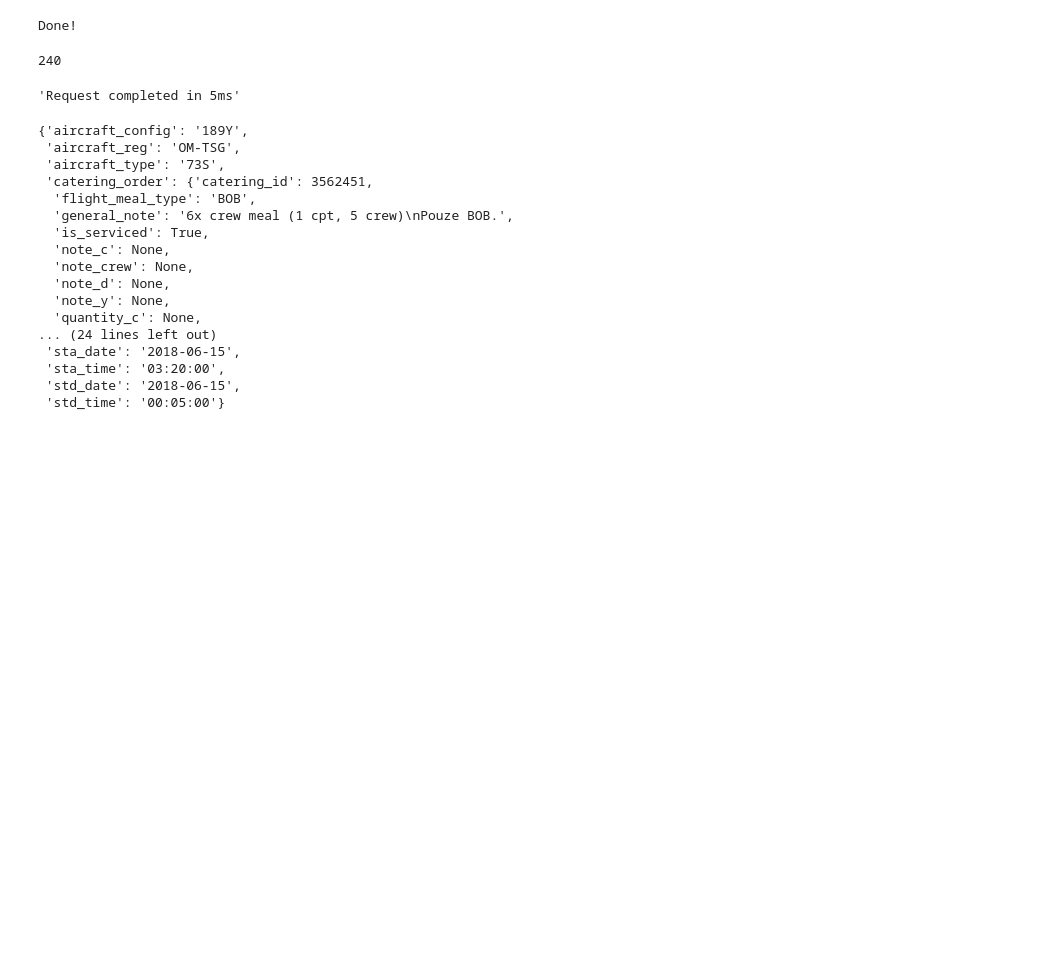
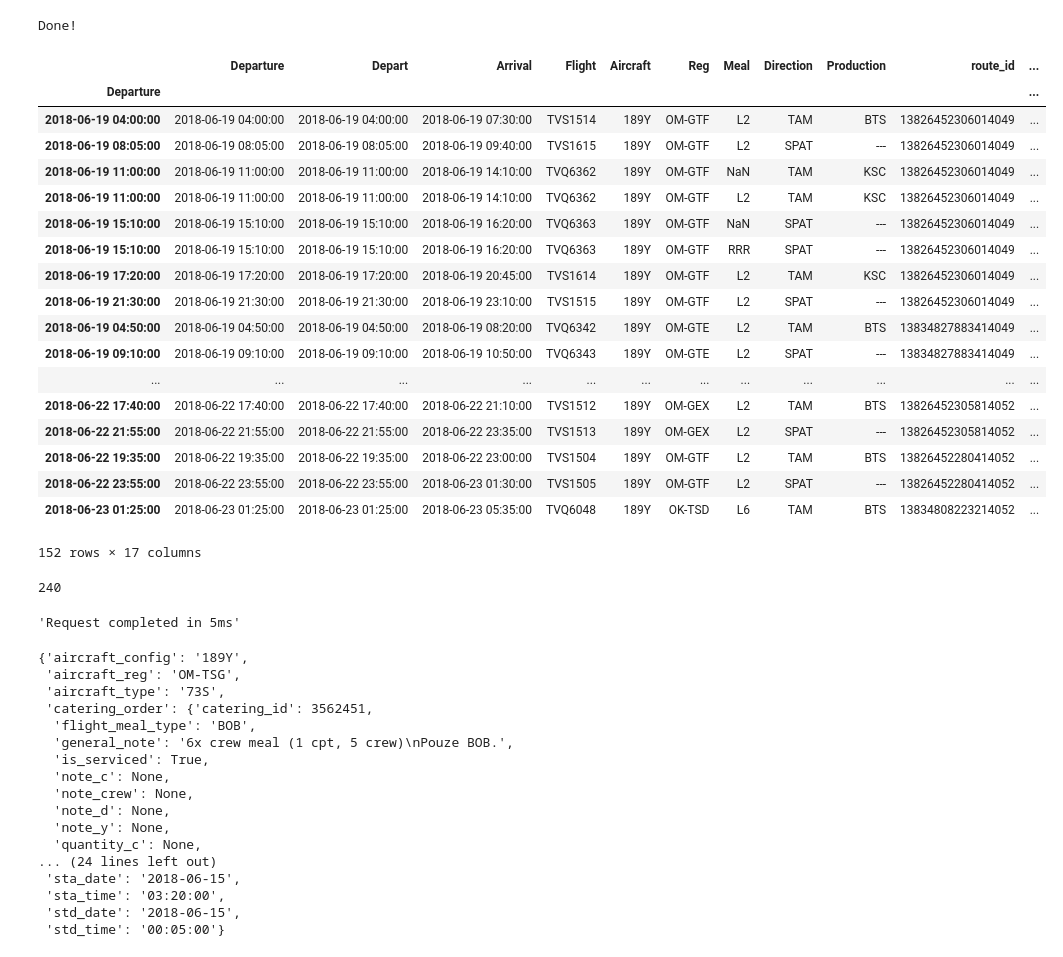
Before and after one commit to xjantoth/flights, a Jupyter notebook: worker.ipynb, the cells around one changed output. Drawn from its saved outputs; the diff is of its cells as text; code cells hidden in the pictures; blank space fills up the shorter version.

```diff
--- a/worker.ipynb
+++ b/worker.ipynb
@@ -93,6 +93,8 @@ def render_tables(_data):
     _compare["Meal"] = _df["catering_order.flight_meal_type"]
     _compare['Direction'] = _df['departure_iata'].map(determine_direction)
     _compare['Production'] = _df['departure_iata'].map(determine_production)
+    _compare['route_id'] = _df['route_id']
+    _compare['route_set_id'] = _df['route_set_id']
     _compare['From'] = _df['departure_iata']
     _compare['To'] = _df['destination_iata']
     _compare['Quantity'] = _df['catering_order.quantity_y']
@@ -374,3 +374,25 @@ from sys import getsizeof
+# %%
+dataframe
+# %% [output]
+|  | Departure | Depart | Arrival | Flight | Aircraft | Reg | Meal | Direction | Production | route_id | ... |
+| Departure |  |  |  |  |  |  |  |  |  |  | ... |
+| 2018-06-19 04:00:00 | 2018-06-19 04:00:00 | 2018-06-19 04:00:00 | 2018-06-19 07:30:00 | TVS1514 | 189Y | OM-GTF | L2 | TAM | BTS | 13826452306014049 | ... |
+| 2018-06-19 08:05:00 | 2018-06-19 08:05:00 | 2018-06-19 08:05:00 | 2018-06-19 09:40:00 | TVS1615 | 189Y | OM-GTF | L2 | SPAT | --- | 13826452306014049 | ... |
+| 2018-06-19 11:00:00 | 2018-06-19 11:00:00 | 2018-06-19 11:00:00 | 2018-06-19 14:10:00 | TVQ6362 | 189Y | OM-GTF | NaN | TAM | KSC | 13826452306014049 | ... |
+| 2018-06-19 11:00:00 | 2018-06-19 11:00:00 | 2018-06-19 11:00:00 | 2018-06-19 14:10:00 | TVQ6362 | 189Y | OM-GTF | L2 | TAM | KSC | 13826452306014049 | ... |
+| 2018-06-19 15:10:00 | 2018-06-19 15:10:00 | 2018-06-19 15:10:00 | 2018-06-19 16:20:00 | TVQ6363 | 189Y | OM-GTF | NaN | SPAT | --- | 13826452306014049 | ... |
+| 2018-06-19 15:10:00 | 2018-06-19 15:10:00 | 2018-06-19 15:10:00 | 2018-06-19 16:20:00 | TVQ6363 | 189Y | OM-GTF | RRR | SPAT | --- | 13826452306014049 | ... |
+| 2018-06-19 17:20:00 | 2018-06-19 17:20:00 | 2018-06-19 17:20:00 | 2018-06-19 20:45:00 | TVS1614 | 189Y | OM-GTF | L2 | TAM | KSC | 13826452306014049 | ... |
+| 2018-06-19 21:30:00 | 2018-06-19 21:30:00 | 2018-06-19 21:30:00 | 2018-06-19 23:10:00 | TVS1515 | 189Y | OM-GTF | L2 | SPAT | --- | 13826452306014049 | ... |
+| 2018-06-19 04:50:00 | 2018-06-19 04:50:00 | 2018-06-19 04:50:00 | 2018-06-19 08:20:00 | TVQ6342 | 189Y | OM-GTE | L2 | TAM | BTS | 13834827883414049 | ... |
+| 2018-06-19 09:10:00 | 2018-06-19 09:10:00 | 2018-06-19 09:10:00 | 2018-06-19 10:50:00 | TVQ6343 | 189Y | OM-GTE | L2 | SPAT | --- | 13834827883414049 | ... |
+| ... | ... | ... | ... | ... | ... | ... | ... | ... | ... | ... | ... |
+| 2018-06-22 17:40:00 | 2018-06-22 17:40:00 | 2018-06-22 17:40:00 | 2018-06-22 21:10:00 | TVS1512 | 189Y | OM-GEX | L2 | TAM | BTS | 13826452305814052 | ... |
+| 2018-06-22 21:55:00 | 2018-06-22 21:55:00 | 2018-06-22 21:55:00 | 2018-06-22 23:35:00 | TVS1513 | 189Y | OM-GEX | L2 | SPAT | --- | 13826452305814052 | ... |
+| 2018-06-22 19:35:00 | 2018-06-22 19:35:00 | 2018-06-22 19:35:00 | 2018-06-22 23:00:00 | TVS1504 | 189Y | OM-GTF | L2 | TAM | BTS | 13826452280414052 | ... |
+| 2018-06-22 23:55:00 | 2018-06-22 23:55:00 | 2018-06-22 23:55:00 | 2018-06-23 01:30:00 | TVS1505 | 189Y | OM-GTF | L2 | SPAT | --- | 13826452280414052 | ... |
+| 2018-06-23 01:25:00 | 2018-06-23 01:25:00 | 2018-06-23 01:25:00 | 2018-06-23 05:35:00 | TVQ6048 | 189Y | OK-TSD | L6 | TAM | BTS | 13834808223214052 | ... |
+152 rows × 17 columns
 # %%
 getsizeof(render)
 # %% [output]
```
Also changed, not shown: parts of 1 cell of this notebook, 6 other files.
